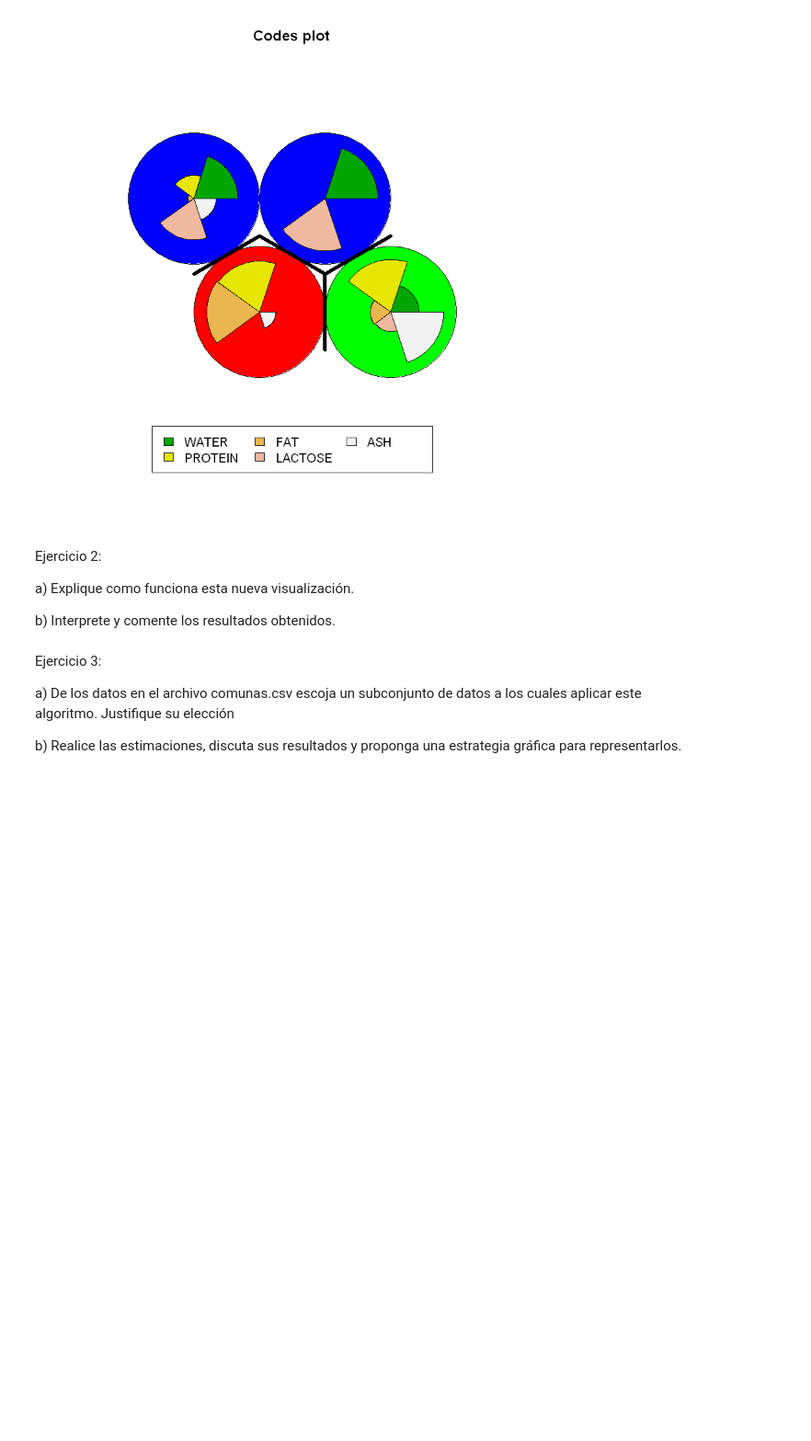
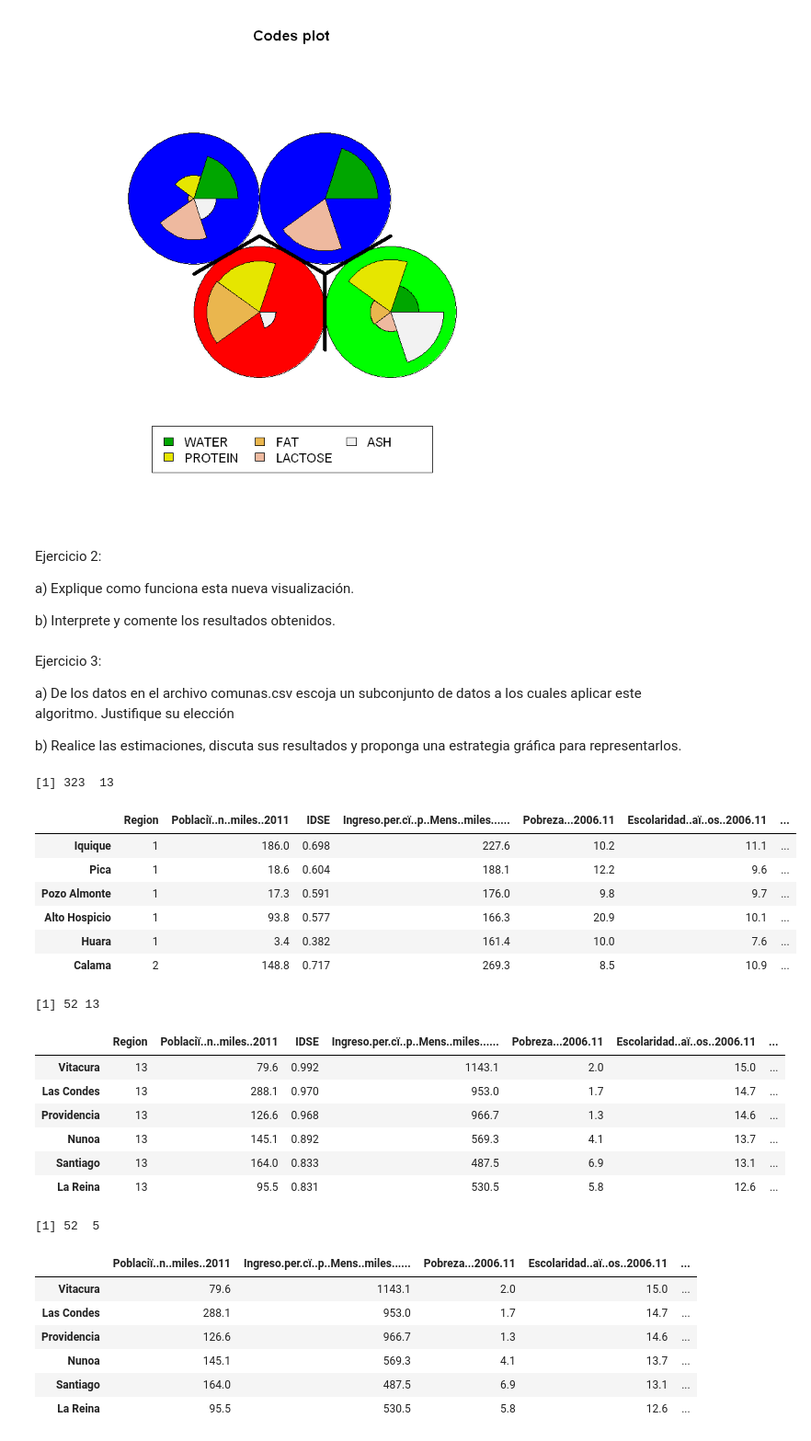
Before and after one commit to alexbgh1/INFO257_U2, a Jupyter notebook: clustering/Clustering_Notebook3.ipynb, the cells around one changed output. Shown at 92% size. Saved outputs shown, nothing was run; the diff lists cells and outputs as text; code cells hidden in the pictures; blank space fills up the shorter version.

```diff
--- a/clustering/Clustering_Notebook3.ipynb
+++ b/clustering/Clustering_Notebook3.ipynb
@@ -155,3 +148,53 @@ Ejercicio 3:
 a) De los datos en el archivo comunas.csv escoja un subconjunto de datos a los cuales aplicar este algoritmo. Justifique su elección
 
 b) Realice las estimaciones, discuta sus resultados y proponga una estrategia gráfica para representarlos.
+# %%
+#       3.a
+
+
+#Inicializando datos
+datos <- read.csv("comunas.csv", row.names = 2 ,header=TRUE,sep=";",dec=".")
+dim(datos)
+head(datos)
+
+#Filtrando Region Metropolitana
+datos <- datos[datos$Region=='13',c(1,2,3,4,5,6,7,8,9,10,11,12,13)]
+dim(datos)
+head(datos)
+
+
+#Filtrando Poblacion, ingreso per capita, pobreza, escolaridad, indice de desarrollo humano
+datos <- datos[, c(2,4,5,6,10)]
+dim(datos)
+head(datos)
+
+# ¿Por qué la RM y estos datos?
+# Como en un trabajo anterior de clustering habíamos utilizado estos datos nos sirve como comparativa y ver qué tal lo hace el algoritmo SOM
+# Se escogieron 5 datos que a simple vista pueden estar relacionados (pobreza, escolaridad, indice de desarollo, etc)
+# Pero al ser un método SOM, la misma función debe utilizar la entrada para hacer la agrupación adecuada "sin conocer la categorización de los datos"
+# Además al ser multidimensional, con 5 datos (propiedades/columnas) nos sirve para pasarlo a una representación 2D
+# %% [output]
+[1] 323  13
+|  | Region | Poblaciï..n..miles..2011 | IDSE | Ingreso.per.cï..p..Mens..miles...... | Pobreza...2006.11 | Escolaridad..aï..os..2006.11 | ... |
+| Iquique | 1 | 186.0 | 0.698 | 227.6 | 10.2 | 11.1 | ... |
+| Pica | 1 | 18.6 | 0.604 | 188.1 | 12.2 | 9.6 | ... |
+| Pozo Almonte | 1 | 17.3 | 0.591 | 176.0 | 9.8 | 9.7 | ... |
+| Alto Hospicio | 1 | 93.8 | 0.577 | 166.3 | 20.9 | 10.1 | ... |
+| Huara | 1 | 3.4 | 0.382 | 161.4 | 10.0 | 7.6 | ... |
+| Calama | 2 | 148.8 | 0.717 | 269.3 | 8.5 | 10.9 | ... |
+[1] 52 13
+|  | Region | Poblaciï..n..miles..2011 | IDSE | Ingreso.per.cï..p..Mens..miles...... | Pobreza...2006.11 | Escolaridad..aï..os..2006.11 | ... |
+| Vitacura | 13 | 79.6 | 0.992 | 1143.1 | 2.0 | 15.0 | ... |
+| Las Condes | 13 | 288.1 | 0.970 | 953.0 | 1.7 | 14.7 | ... |
+| Providencia | 13 | 126.6 | 0.968 | 966.7 | 1.3 | 14.6 | ... |
+| Nunoa | 13 | 145.1 | 0.892 | 569.3 | 4.1 | 13.7 | ... |
+| Santiago | 13 | 164.0 | 0.833 | 487.5 | 6.9 | 13.1 | ... |
+| La Reina | 13 | 95.5 | 0.831 | 530.5 | 5.8 | 12.6 | ... |
+[1] 52  5
+|  | Poblaciï..n..miles..2011 | Ingreso.per.cï..p..Mens..miles...... | Pobreza...2006.11 | Escolaridad..aï..os..2006.11 | ... |
+| Vitacura | 79.6 | 1143.1 | 2.0 | 15.0 | ... |
+| Las Condes | 288.1 | 953.0 | 1.7 | 14.7 | ... |
+| Providencia | 126.6 | 966.7 | 1.3 | 14.6 | ... |
+| Nunoa | 145.1 | 569.3 | 4.1 | 13.7 | ... |
+| Santiago | 164.0 | 487.5 | 6.9 | 13.1 | ... |
+| La Reina | 95.5 | 530.5 | 5.8 | 12.6 | ... |
```
Also changed, not shown: parts of 7 cells of this notebook.
